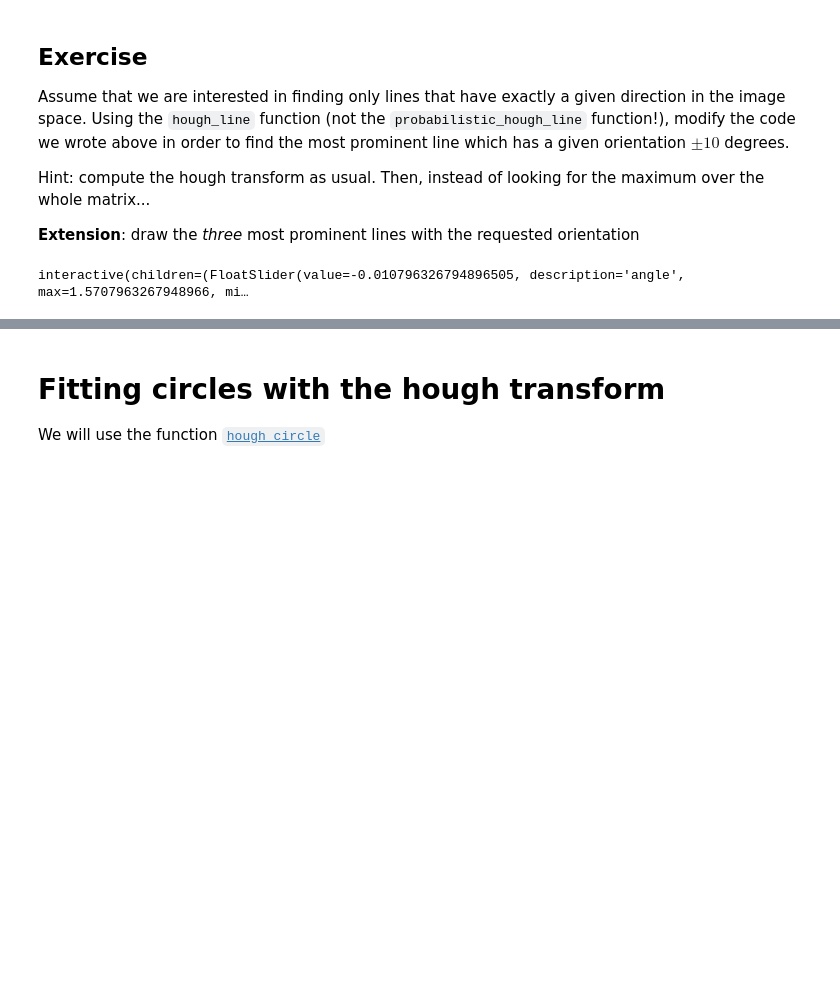
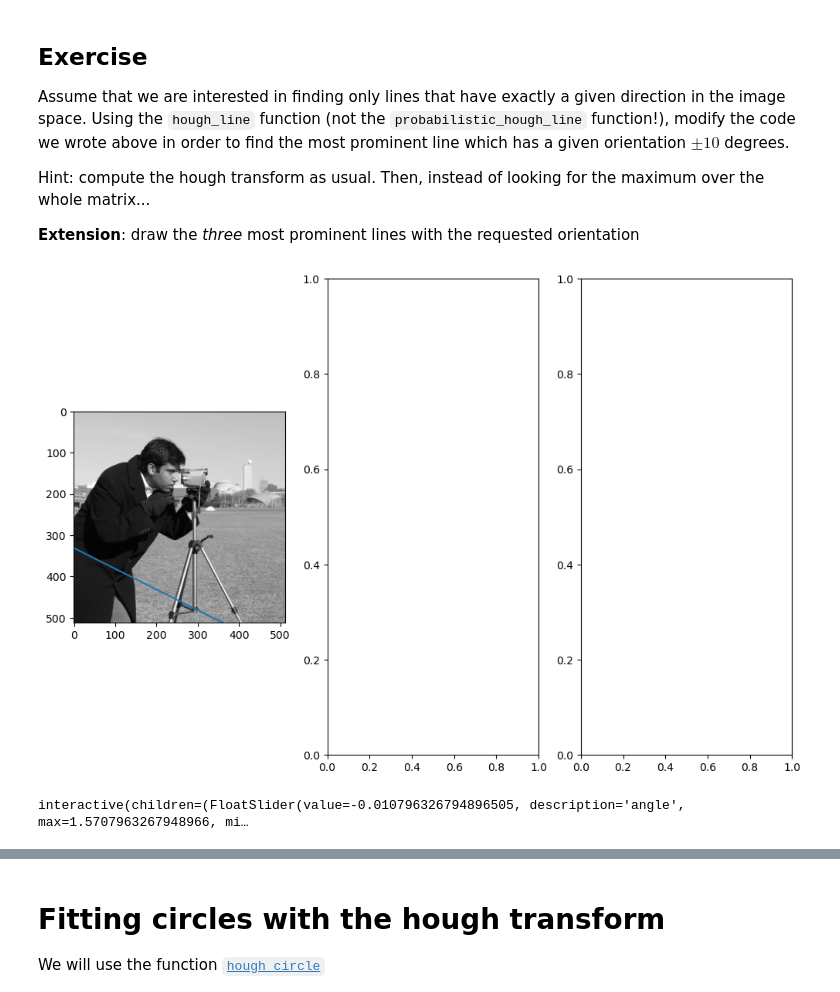
Before and after one commit to dudomatik/comp_vis, a Jupyter notebook: Ex3/03-model-fitting.ipynb, the cells around one changed output, grey strips where cells are left out. Saved outputs shown, nothing was run; the diff lists cells and outputs as text; code cells hidden in the pictures; blank space fills up the shorter version.

Commit message:
hough stuff

```diff
--- a/Ex3/03-model-fitting.ipynb
+++ b/Ex3/03-model-fitting.ipynb
@@ -165,7 +173,7 @@ def f(canny_sigma, hough_threshold):
     imedges = skimage.feature.canny(im, sigma=canny_sigma)
     lines = ht.probabilistic_hough_line(imedges,
                                         threshold=hough_threshold,
-                                        seed=0)
+                                        rng=0)
     fig,(ax0,ax1) = plt.subplots(ncols=2, figsize=(12,8))
     ax0.imshow(im,cmap="gray")
     for ((x0,y0),(x1,y1)) in lines:
@@ -186,11 +194,45 @@ Assume that we are interested in finding only lines that have exactly a given di
 Hint: compute the hough transform as usual. Then, instead of looking for the maximum over the whole matrix...
 
 **Extension**: draw the *three* most prominent lines with the requested orientation
-# %%
-# Test your solution here
-@widgets.interact(angle=(-np.pi/2,+np.pi/2,0.02))
-def f(angle):
-    print(f"Displaying the most prominent line with angle {np.rad2deg(angle):.1f} ±10 degrees")
-    # ...
-# %% [output]
-interactive(children=(FloatSlider(value=-0.010796326794896505, description='angle', max=1.5707963267948966, mi…
+# %%
+# Test your solution here
+canny_sigma = 2
+hough_threshold = 50
+@widgets.interact(angle=(-np.pi/2,+np.pi/2,0.02))
+def f(angle):
+    print(f"Displaying the most prominent line with angle {np.rad2deg(angle):.1f} ±10 degrees")
+    imedges = skimage.feature.canny(im, sigma=canny_sigma)
+    H, a, d = ht.hough_line(imedges)
+
+    a_i = np.logical_and(a > angle-np.deg2rad(10), a<angle+np.deg2rad(10)).nonzero()
+    a_o = a[a_i[0][0]:a_i[0][-1]]
+    H_o = H[:,a_i[0][0]:a_i[0][-1]]
+
+    Hough, angles, dists = skimage.transform.hough_line_peaks(hspace = H_o, angles = a_i[0], dists = d, num_peaks=3)
+
+    ## Now we want to draw the line in image space
+    # This is one point on the line
+    p1 = np.array([dists*np.cos(angles), dists*np.sin(angles)])
+    # This is the unit vector pointing in the direction of the line (remember what theta means in Hough space!)
+    linedir = np.array([np.cos(angles+np.pi/2), np.sin(angles+np.pi/2)])
+    # These are two points very far away in two opposite directions along the line
+    p0 = p1 - linedir * 1000
+    p2 = p1 + linedir * 1000
+    # We now draw a line through p0 and p2, without rescaling the axes.
+
+
+    fig,(ax0,ax1,ax2) = plt.subplots(ncols=3, figsize=(12,8))
+    ax0.imshow(im,cmap="gray")
+
+    for i in range(len(p0)):
+        ax0.plot([p0[0,i],p2[0,i]],[p0[1,i],p2[1,i]], scalex=False, scaley=False)
+
+    ax2.imshow(imedges,cmap="gray")
+    Himage = ax1.imshow(H,extent=(angles[0],angles[-1],distances[0],distances[-1]),origin="lower",aspect="auto")
+    ax2.set(xlabel="angle [rad]",
+            ylabel="d [pixels]",
+            title="H: Hough space accumulator");
+    plt.colorbar(Himage)
+# %% [output]
+[figure, added]
+interactive(children=(FloatSlider(value=-0.010796326794896505, description='angle', max=1.5707963267948966, mi…
```
Also changed, not shown: parts of 10 cells of this notebook.
